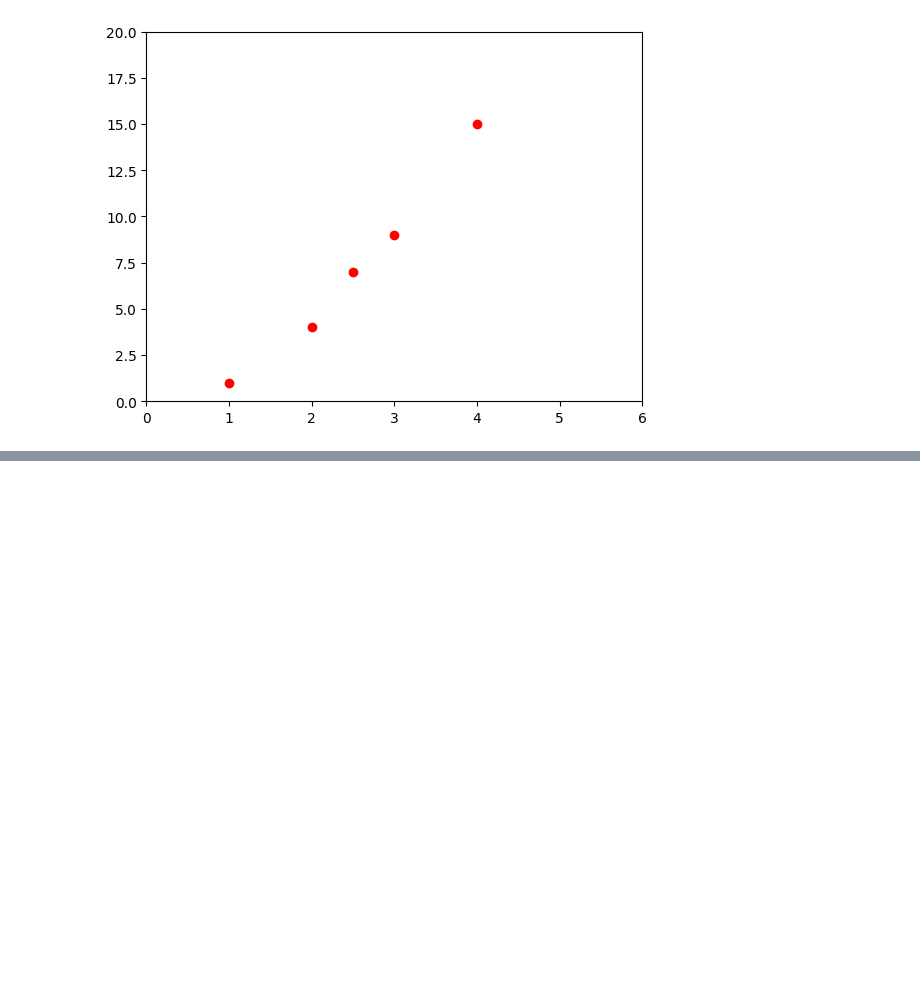
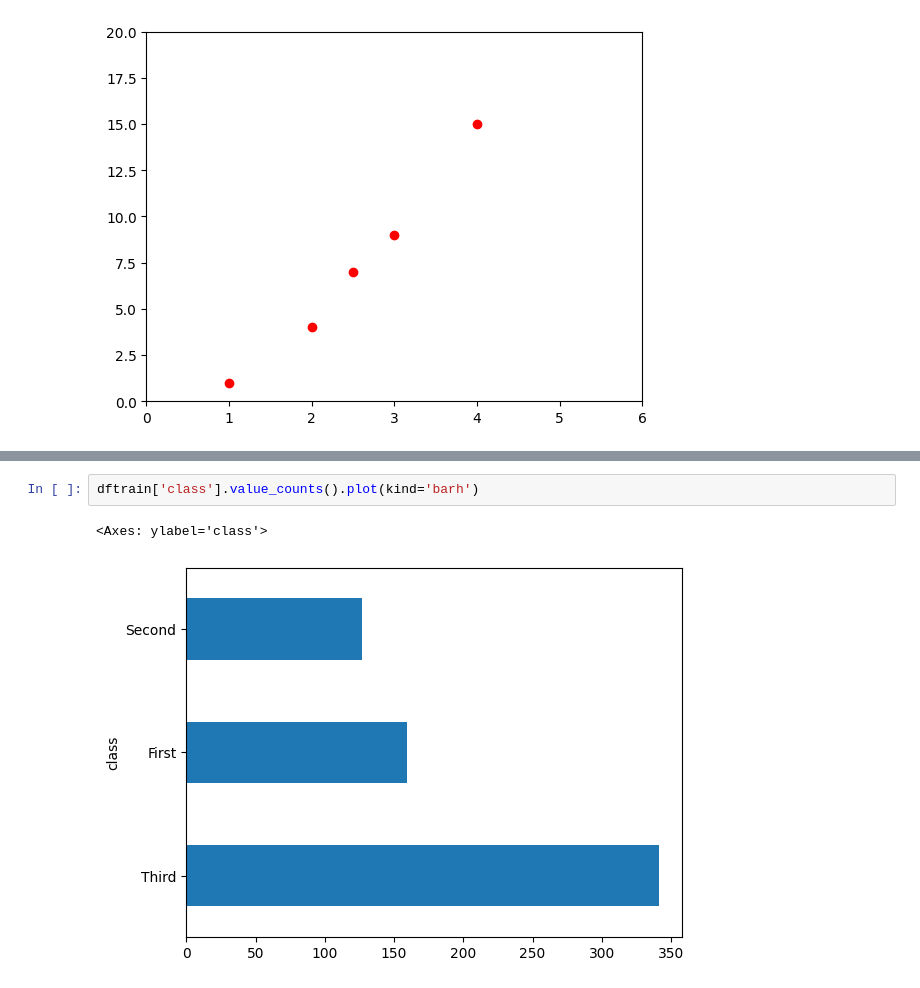
Before and after one commit to mikhaildorox/MLfreecodecamp, a Jupyter notebook: TensorFlow_algorithms.ipynb, the cells around one changed output, grey strips where cells are left out. Saved outputs shown, nothing was run; the diff lists cells and outputs as text; blank space fills up the shorter version.

```diff
--- a/TensorFlow_algorithms.ipynb
+++ b/TensorFlow_algorithms.ipynb
@@ -11,0 +97,5 @@ plt.axis([0, 6, 0, 20])
+# %%
+dftrain['class'].value_counts().plot(kind='barh')
+# %% [output]
+<Axes: ylabel='class'>
+[figure, added]
```
Also changed, not shown: parts of 12 cells of this notebook.
